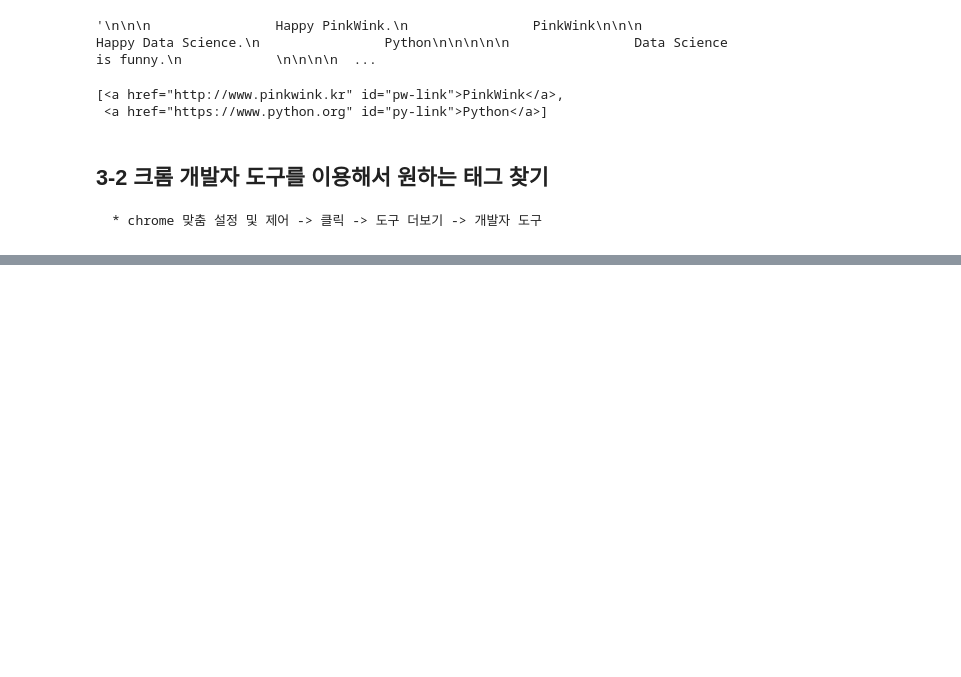
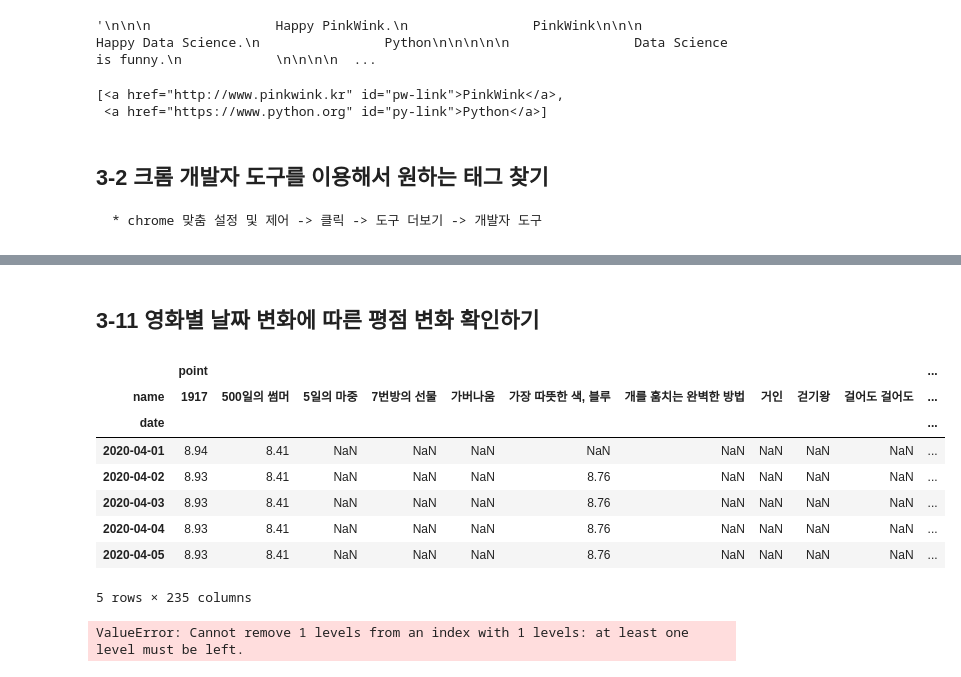
Before and after one commit to dsoa2357/Chicago-Sandwich, a Jupyter notebook: Chicago_Sandwich.ipynb, the cells around one changed output, grey strips where cells are left out. Drawn from its saved outputs; the diff is of its cells as text; code cells hidden in the pictures; blank space fills up the shorter version.

```diff
--- a/Chicago_Sandwich.ipynb
+++ b/Chicago_Sandwich.ipynb
@@ -458,0 +1061,3 @@ soup.find_all('span', 'value')[2].string
+# %%
+date = pd.date_range('2020-4-1', periods=100, freq='D')
+date
@@ -458,0 +1197,19 @@ soup.find_all('span', 'value')[2].string
+# %% [markdown]
+## 3-11 영화별 날짜 변화에 따른 평점 변화 확인하기
+# %%
+movie_pivot = pd.pivot_table(movie, index=['date'], columns=['name'], values=['point'])
+movie_pivot.head()
+# %% [output]
+|  | point |  |  |  |  |  |  |  |  |  | ... |
+| name | 1917 | 500일의 썸머 | 5일의 마중 | 7번방의 선물 | 가버나움 | 가장 따뜻한 색, 블루 | 개를 훔치는 완벽한 방법 | 거인 | 걷기왕 | 걸어도 걸어도 | ... |
+| date |  |  |  |  |  |  |  |  |  |  | ... |
+| 2020-04-01 | 8.94 | 8.41 | NaN | NaN | NaN | NaN | NaN | NaN | NaN | NaN | ... |
+| 2020-04-02 | 8.93 | 8.41 | NaN | NaN | NaN | 8.76 | NaN | NaN | NaN | NaN | ... |
+| 2020-04-03 | 8.93 | 8.41 | NaN | NaN | NaN | 8.76 | NaN | NaN | NaN | NaN | ... |
+| 2020-04-04 | 8.93 | 8.41 | NaN | NaN | NaN | 8.76 | NaN | NaN | NaN | NaN | ... |
+| 2020-04-05 | 8.93 | 8.41 | NaN | NaN | NaN | 8.76 | NaN | NaN | NaN | NaN | ... |
+5 rows × 235 columns
+# %%
+movie_pivot.columns = movie_pivot.columns.droplevel()
+# %% [output]
+ValueError: Cannot remove 1 levels from an index with 1 levels: at least one level must be left.
```
Also changed, not shown: parts of 84 cells of this notebook.
